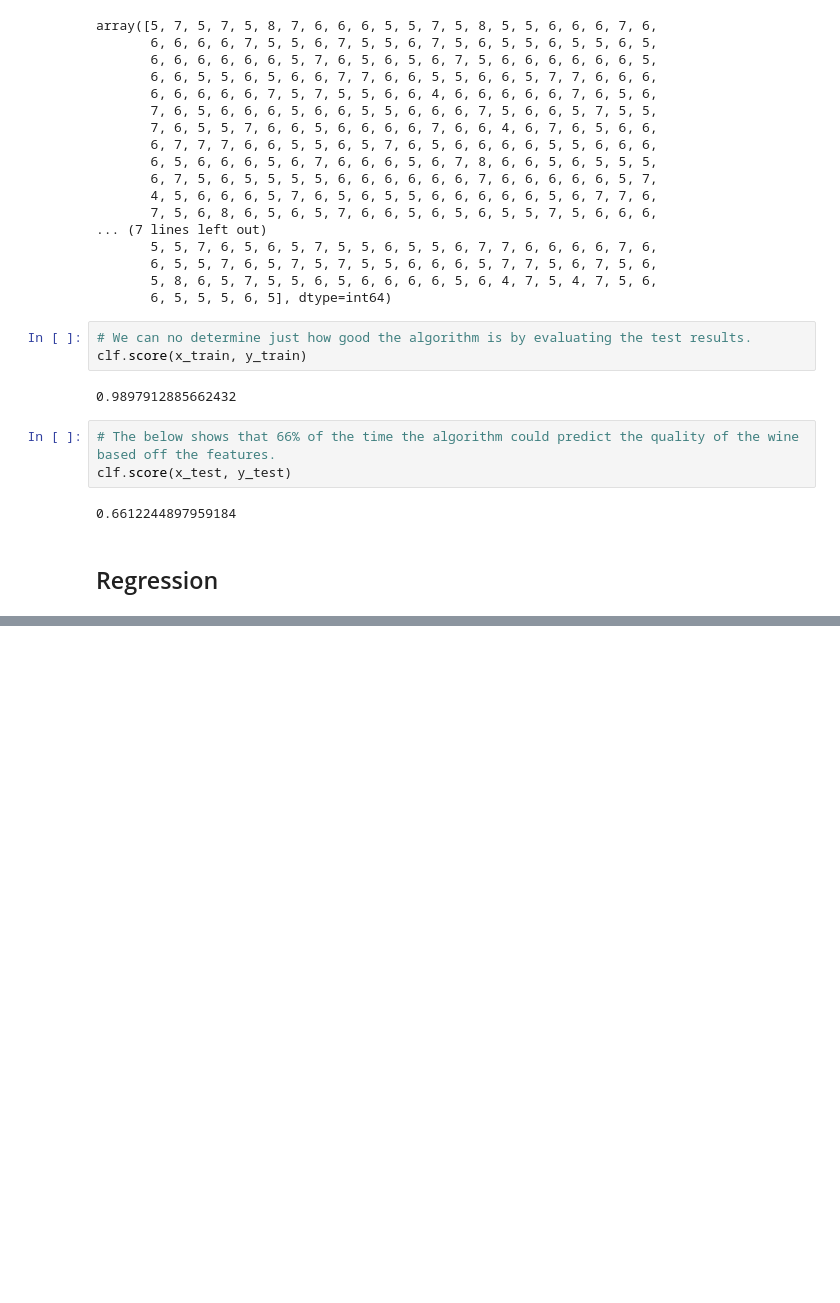
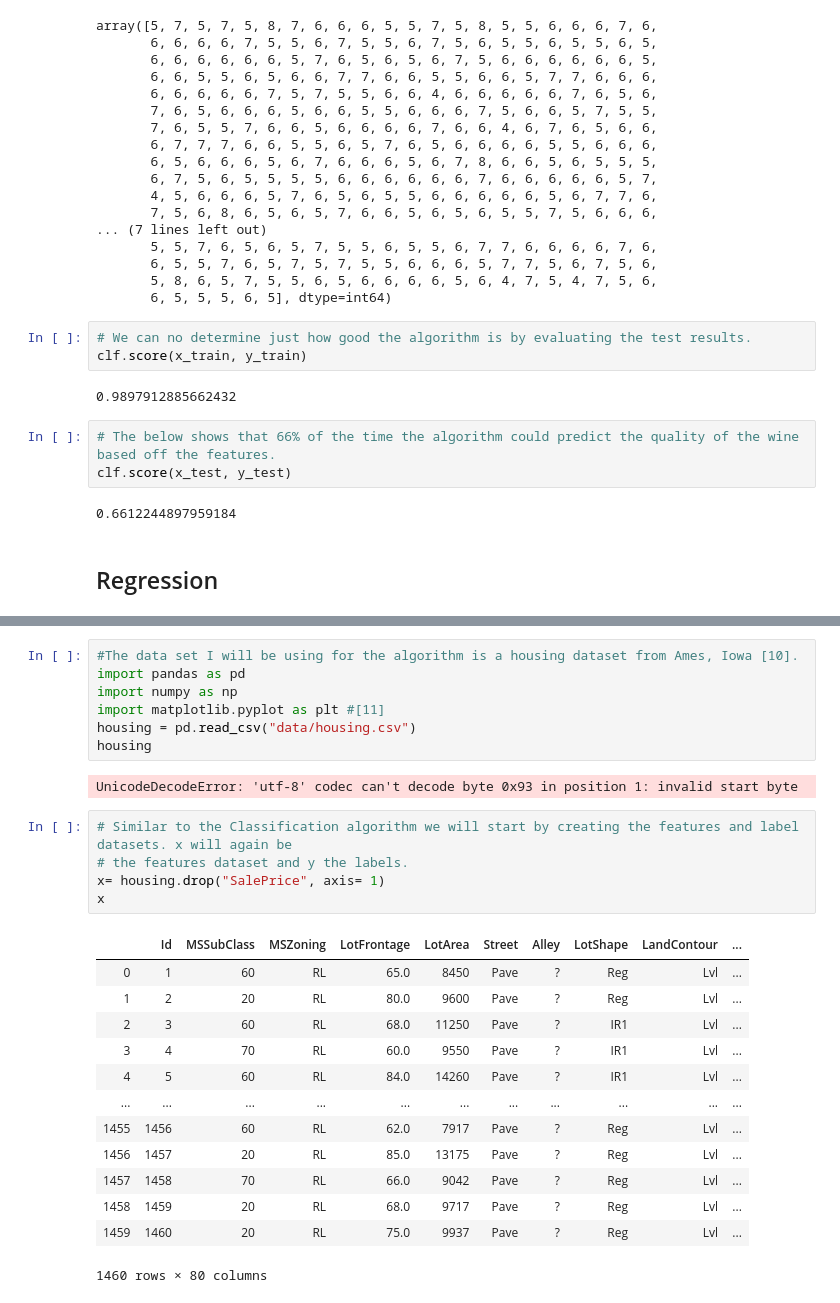
Before and after one commit to Aarondon1993/Machine-Learning-and-Statistics, a Jupyter notebook: Scikit Learn.ipynb, the cells around one changed output, grey strips where cells are left out. Saved outputs shown, nothing was run; the diff lists cells and outputs as text; blank space fills up the shorter version.

```diff
--- a/Scikit Learn.ipynb
+++ b/Scikit Learn.ipynb
@@ -133,0 +136,28 @@ clf.score(x_test, y_test)
+# %%
+#The data set I will be using for the algorithm is a housing dataset from Ames, Iowa [10].
+import pandas as pd
+import numpy as np
+import matplotlib.pyplot as plt #[11]
+housing = pd.read_csv("data/housing.csv")
+housing
+# %% [output]
+UnicodeDecodeError: 'utf-8' codec can't decode byte 0x93 in position 1: invalid start byte
+# %%
+# Similar to the Classification algorithm we will start by creating the features and label datasets. x will again be
+# the features dataset and y the labels.
+x= housing.drop("SalePrice", axis= 1)
+x
+# %% [output]
+|  | Id | MSSubClass | MSZoning | LotFrontage | LotArea | Street | Alley | LotShape | LandContour | ... |
+| 0 | 1 | 60 | RL | 65.0 | 8450 | Pave | ? | Reg | Lvl | ... |
+| 1 | 2 | 20 | RL | 80.0 | 9600 | Pave | ? | Reg | Lvl | ... |
+| 2 | 3 | 60 | RL | 68.0 | 11250 | Pave | ? | IR1 | Lvl | ... |
+| 3 | 4 | 70 | RL | 60.0 | 9550 | Pave | ? | IR1 | Lvl | ... |
+| 4 | 5 | 60 | RL | 84.0 | 14260 | Pave | ? | IR1 | Lvl | ... |
+| ... | ... | ... | ... | ... | ... | ... | ... | ... | ... | ... |
+| 1455 | 1456 | 60 | RL | 62.0 | 7917 | Pave | ? | Reg | Lvl | ... |
+| 1456 | 1457 | 20 | RL | 85.0 | 13175 | Pave | ? | Reg | Lvl | ... |
+| 1457 | 1458 | 70 | RL | 66.0 | 9042 | Pave | ? | Reg | Lvl | ... |
+| 1458 | 1459 | 20 | RL | 68.0 | 9717 | Pave | ? | Reg | Lvl | ... |
+| 1459 | 1460 | 20 | RL | 75.0 | 9937 | Pave | ? | Reg | Lvl | ... |
+1460 rows × 80 columns
```
Also changed, not shown: parts of 6 cells of this notebook, 4 other files.
